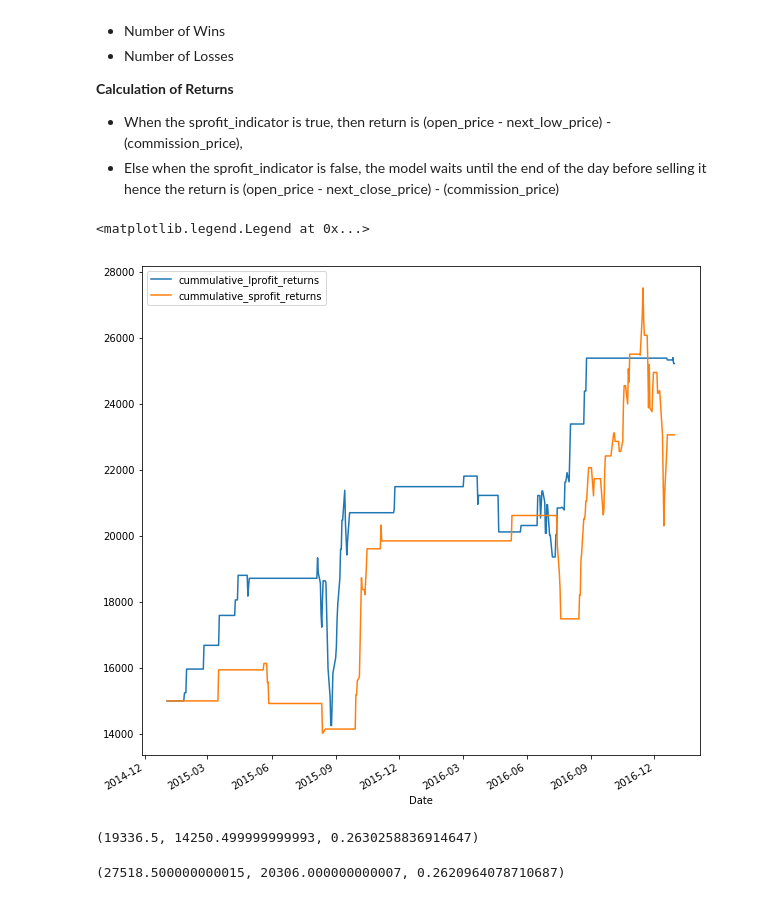
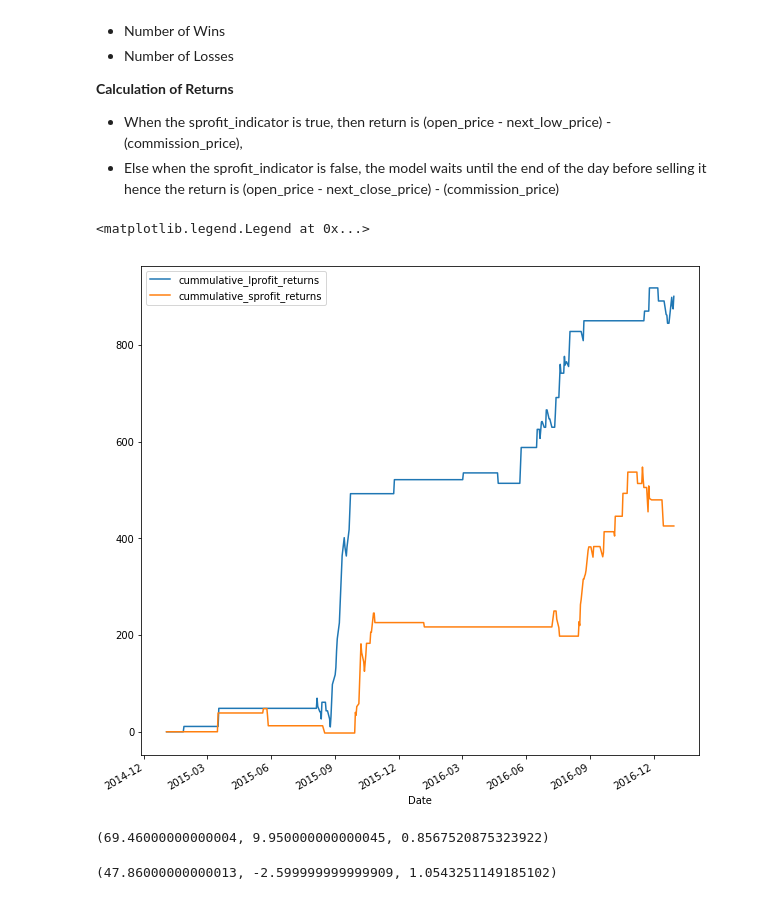
Before and after one commit to praveenbysani/cl3ofunds, a Jupyter notebook: FCPO_Modeling.ipynb, the cells around one changed output. Drawn from its saved outputs; the diff is of its cells as text; code cells hidden in the pictures.

Commit message:
modeling using the newly generated features, fixed bug in eval functions

```diff
--- a/FCPO_Modeling.ipynb
+++ b/FCPO_Modeling.ipynb
@@ -114,7 +112,7 @@ Wall time: 3min 23s
 ## Long call trading model
 # %%
 fcpo_lprofit_traindata,fcpo_lprofit_trainlabels,fcpo_lprofit_testdata,fcpo_lprofit_testlabels=build_modeling_data(fcpo_data_daily,
-                                                                                     fcpo_daily_feats,'lprofit_ind_2pct','2015-01-01')
+                                                                                     fcpo_daily_feats,'lprofit_ind_2pct','2016-01-01')
 # %%
 ### Compute cross-validation scores using time-series splits for a defined configuration ###
 rf_lprofit= RandomForestClassifier(n_estimators=300,max_depth=20,min_samples_split=2,
@@ -237,7 +235,7 @@ The final objective of this study is to improve the ROI, hence we are focused on
 * When the sprofit_indicator is true, then return is (open_price - next_low_price) - (commission_price),
 * Else when the sprofit_indicator is false, the model waits until the end of the day before selling it hence the return is (open_price - next_close_price) - (commission_price)
 # %%
-def calculate_short_returns(x,profit_field,pred_field,commission_price,num_units,profit_thr=0.03):
+def calculate_short_returns(x,profit_field,pred_field,commission_price,num_units,profit_thr=0.03,loss_thr=0.01):
     return_myr=0
     #when the prediction is zero, the model accumulates no returns
     if x[pred_field]==0:
@@ -249,10 +247,10 @@ def calculate_short_returns(x,profit_field,pred_field,commission_price,num_units
             return_myr=(min((x['Open']-x['Low']),(x['Open']-x['next_1low']),(x['Open']-x['Open']*(1-profit_thr)))*num_units)-commission_price
         #when it went wrong, sell it off when it reaches x% loss or wait till it reaches eod
         elif x[profit_field]==0:
-            return_myr=(max((x['Open']-x['next_1close']),(x['Open']-x['Open']*(1+profit_thr)))*num_units)-commission_price
+            return_myr=(max((x['Open']-x['next_1close']),(x['Open']-x['Open']*(1+loss_thr)))*num_units)-commission_price
     return return_myr
 
-def calculate_long_returns(x,profit_field,pred_field,commission_price,num_units,profit_thr=0.03):
+def calculate_long_returns(x,profit_field,pred_field,commission_price,num_units,profit_thr=0.03,loss_thr=0.01):
     return_myr=0
     #when the prediction is zero, the model accumulates no returns
     if x[pred_field]==0:
@@ -264,7 +262,7 @@ def calculate_long_returns(x,profit_field,pred_field,commission_price,num_units,
             return_myr=(min((x['High']-x['Open']),(x['next_1high']-x['Open']),(x['Open']*(1+profit_thr)-x['Open']))*num_units)-commission_price
         #when it went wrong, sell it off when it reaches x% loss or wait till it reaches eod
         elif x[profit_field]==0:
-            return_myr=(max((x['next_1close']-x['Open']),(x['Open']*(1-profit_thr)-x['Open']))*num_units)-commission_price
+            return_myr=(max((x['next_1close']-x['Open']),(x['Open']*(1-loss_thr)-x['Open']))*num_units)-commission_price
     return return_myr
 
 def max_drawdown(X):
@@ -282,7 +280,7 @@ def max_drawdown(X):
             mdd_x=x
     return mdd_peak,mdd_x,mdd
 # %%
-fcpo_eval_df=fcpo_data_daily[['Open','High','Low','next_1low','next_1high','next_1close','lprofit_ind_1pct','sprofit_ind_1pct']].merge(
+fcpo_eval_df=fcpo_data_daily[['Open','High','Low','next_1low','next_1high','next_1close','lprofit_ind_2pct','sprofit_ind_2pct']].merge(
     pd.DataFrame(rf_lprofit_test_predlabels,columns=['rf_lprofit_prediction'],index=fcpo_lprofit_testlabels.index),
             left_index=True,right_index=True).merge(
     pd.DataFrame(gbm_lprofit_test_predlabels,columns=['gbm_lprofit_prediction'],index=fcpo_lprofit_testlabels.index),
@@ -296,27 +294,27 @@ fcpo_eval_df=fcpo_data_daily[['Open','High','Low','next_1low','next_1high','next
     pd.DataFrame(xgb_sprofit_test_predlabels,columns=['xgb_sprofit_prediction'],index=fcpo_lprofit_testlabels.index),
             left_index=True,right_index=True)
 
-fcpo_eval_df['lprofit_returns']=fcpo_eval_df.apply(lambda x: calculate_long_returns(x,'lprofit_ind_1pct','xgb_lprofit_prediction',30,25,0.02),axis=1)
+fcpo_eval_df['lprofit_returns']=fcpo_eval_df.apply(lambda x: calculate_long_returns(x,'lprofit_ind_2pct','xgb_lprofit_prediction',0,1,0.02),axis=1)
 fcpo_eval_df=fcpo_eval_df.assign(cummulative_lprofit_returns=fcpo_eval_df['lprofit_returns'].cumsum())
 
-fcpo_eval_df['sprofit_returns']=fcpo_eval_df.apply(lambda x: calculate_short_returns(x,'sprofit_ind_1pct','xgb_sprofit_prediction',30,25,0.02),axis=1)
+fcpo_eval_df['sprofit_returns']=fcpo_eval_df.apply(lambda x: calculate_short_returns(x,'sprofit_ind_2pct','xgb_sprofit_prediction',0,1,0.02),axis=1)
 fcpo_eval_df=fcpo_eval_df.assign(cummulative_sprofit_returns=fcpo_eval_df['sprofit_returns'].cumsum())
 
-fcpo_eval_df=fcpo_eval_df.assign(cummulative_lprofit_returns=fcpo_eval_df['cummulative_lprofit_returns']+15000,
-            cummulative_sprofit_returns=fcpo_eval_df['cummulative_sprofit_returns']+15000)
+fcpo_eval_df=fcpo_eval_df.assign(cummulative_lprofit_returns=fcpo_eval_df['cummulative_lprofit_returns']+0,
+            cummulative_sprofit_returns=fcpo_eval_df['cummulative_sprofit_returns']+0)
 # %%
 plt.figure(figsize=(10,10))
-fcpo_eval_df['2015-01-01':'2017-05-01']['cummulative_lprofit_returns'].plot()
-fcpo_eval_df['2015-01-01':'2017-05-01']['cummulative_sprofit_returns'].plot()
+fcpo_eval_df['2015-01-01':'2017-01-01']['cummulative_lprofit_returns'].plot()
+fcpo_eval_df['2015-01-01':'2017-01-01']['cummulative_sprofit_returns'].plot()
 plt.legend()
 # %% [output]
 <matplotlib.legend.Legend at 0x...>
-[figure, old version]
+[figure, new version]
 # %%
-max_drawdown(fcpo_eval_df['2015-01-01':'2017-05-01']['cummulative_lprofit_returns'])
+max_drawdown(fcpo_eval_df['2015-01-01':'2017-01-01']['cummulative_lprofit_returns'])
 # %% [output]
-(19336.5, 14250.499999999993, 0.2630258836914647)
+(69.46000000000004, 9.950000000000045, 0.8567520875323922)
 # %%
-max_drawdown(fcpo_eval_df['2015-01-01':'2017-05-01']['cummulative_sprofit_returns'])
+max_drawdown(fcpo_eval_df['2015-01-01':'2017-01-01']['cummulative_sprofit_returns'])
 # %% [output]
-(27518.500000000015, 20306.000000000007, 0.2620964078710687)
+(47.86000000000013, -2.599999999999909, 1.0543251149185102)
```
Also changed, not shown: parts of 9 cells of this notebook, 2 other files.
